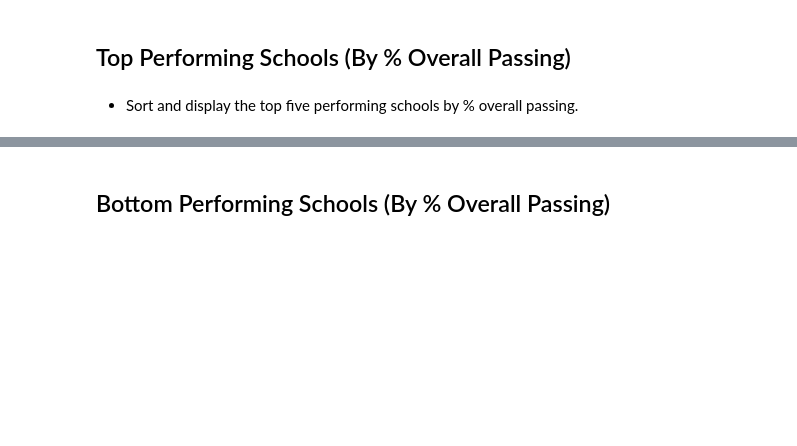
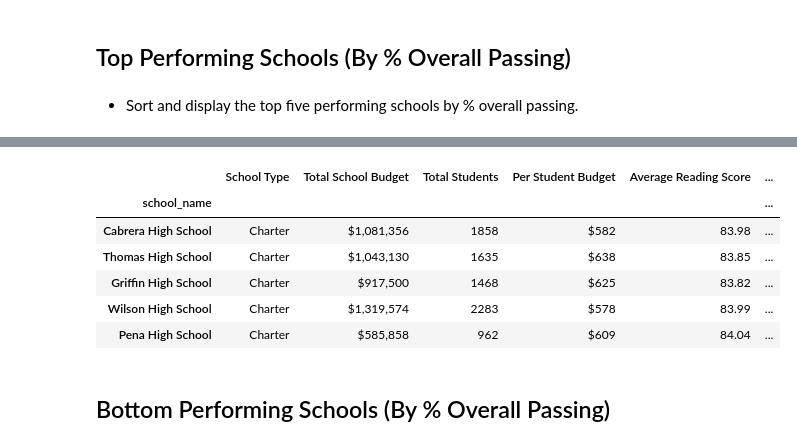
Before and after one commit to ellengrove/pandas-challenge, a Jupyter notebook: PyCitySchools/PyCitySchools_starter.ipynb, the cells around one changed output, grey strips where cells are left out. Cells and saved outputs as stored; diff of their text form; code cells hidden in the pictures; blank space fills up the shorter version.

```diff
--- a/PyCitySchools/PyCitySchools_starter.ipynb
+++ b/PyCitySchools/PyCitySchools_starter.ipynb
@@ -150,3 +173,14 @@ district_summary
+# %%
+best_performing = pd.DataFrame(school_summary_format)
+best_performing.sort_values(by=["% Overall Passing"],ascending=False).head()
+# %% [output]
+|  | School Type | Total School Budget | Total Students | Per Student Budget | Average Reading Score | ... |
+| school_name |  |  |  |  |  | ... |
+| Cabrera High School | Charter | $1,081,356 | 1858 | $582 | 83.98 | ... |
+| Thomas High School | Charter | $1,043,130 | 1635 | $638 | 83.85 | ... |
+| Griffin High School | Charter | $917,500 | 1468 | $625 | 83.82 | ... |
+| Wilson High School | Charter | $1,319,574 | 2283 | $578 | 83.99 | ... |
+| Pena High School | Charter | $585,858 | 962 | $609 | 84.04 | ... |
 # %% [markdown]
 ## Bottom Performing Schools (By % Overall Passing)
 # %% [markdown]
```
Also changed, not shown: parts of 36 cells of this notebook.
